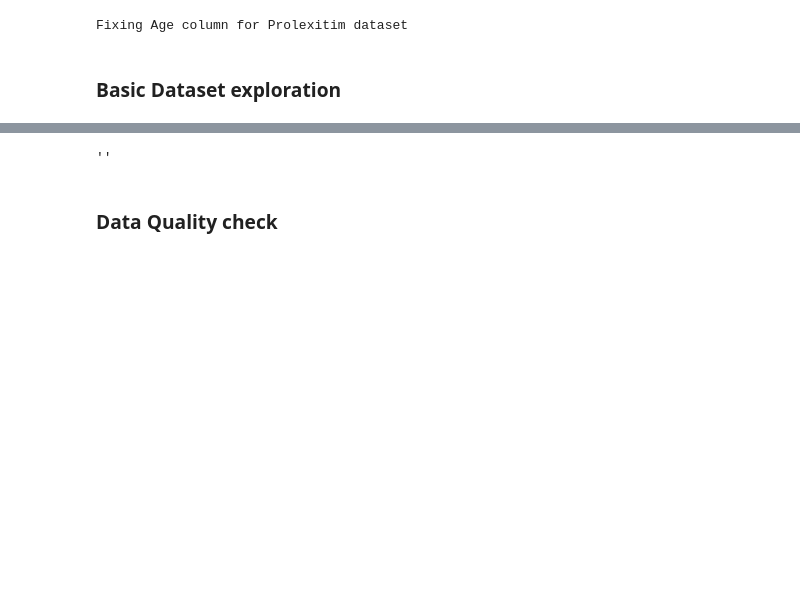
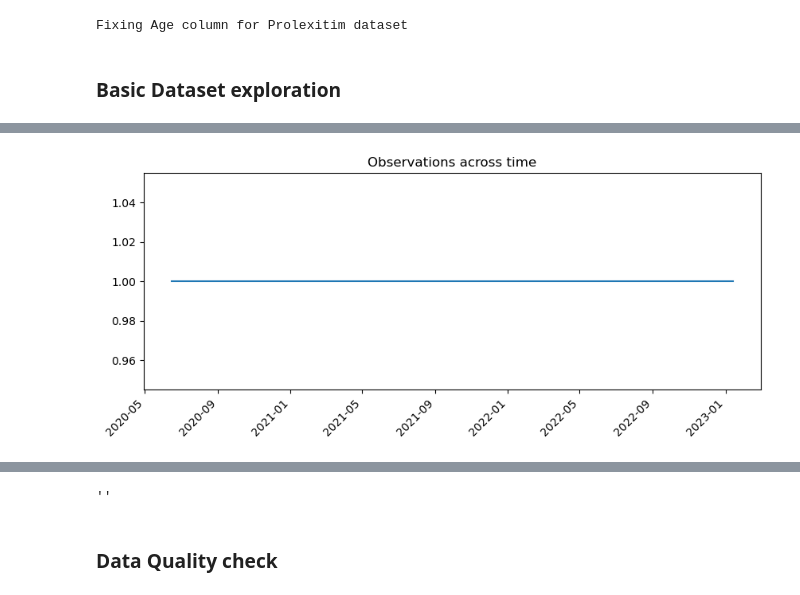
Before and after one commit to raul-arrabales/DataScience_Enablement, a Jupyter notebook: Generic_EDA.ipynb, the cells around one changed output, grey strips where cells are left out. Drawn from its saved outputs; the diff is of its cells as text; code cells hidden in the pictures; blank space fills up the shorter version.

```diff
--- a/Generic_EDA.ipynb
+++ b/Generic_EDA.ipynb
@@ -177,0 +320,5 @@ Number of columns: 36
+# %%
+time_series.plot(x='datetime', y='count', kind='line', rot=45, legend=None,
+        title='Observations across time', xlabel='', fontsize=10, figsize=(10,4));
+# %% [output]
+[figure, added]
```
Also changed, not shown: parts of 26 cells of this notebook.
